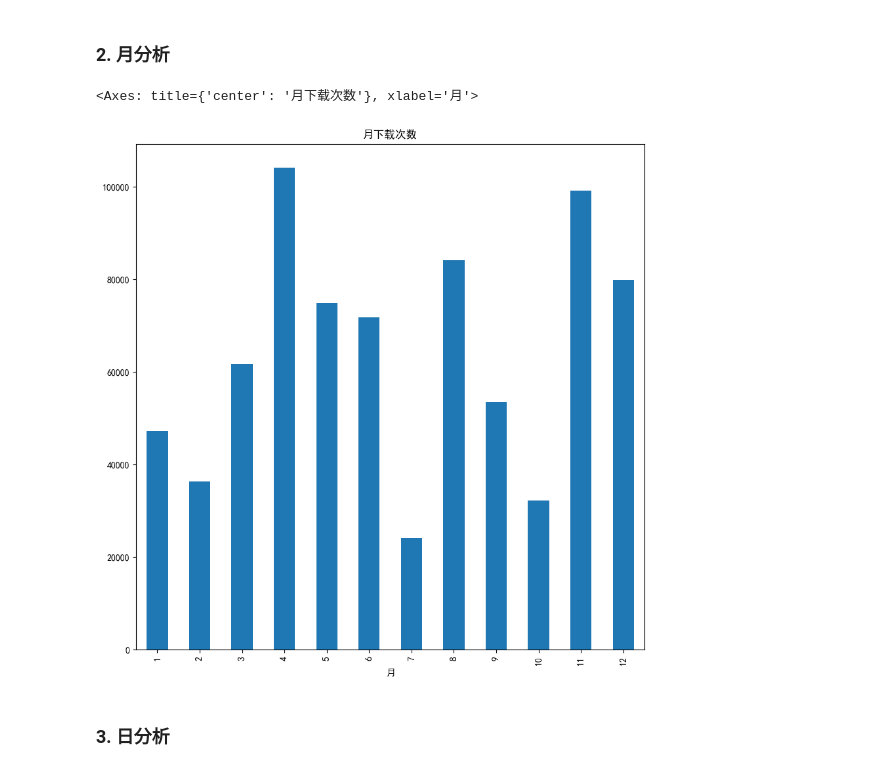
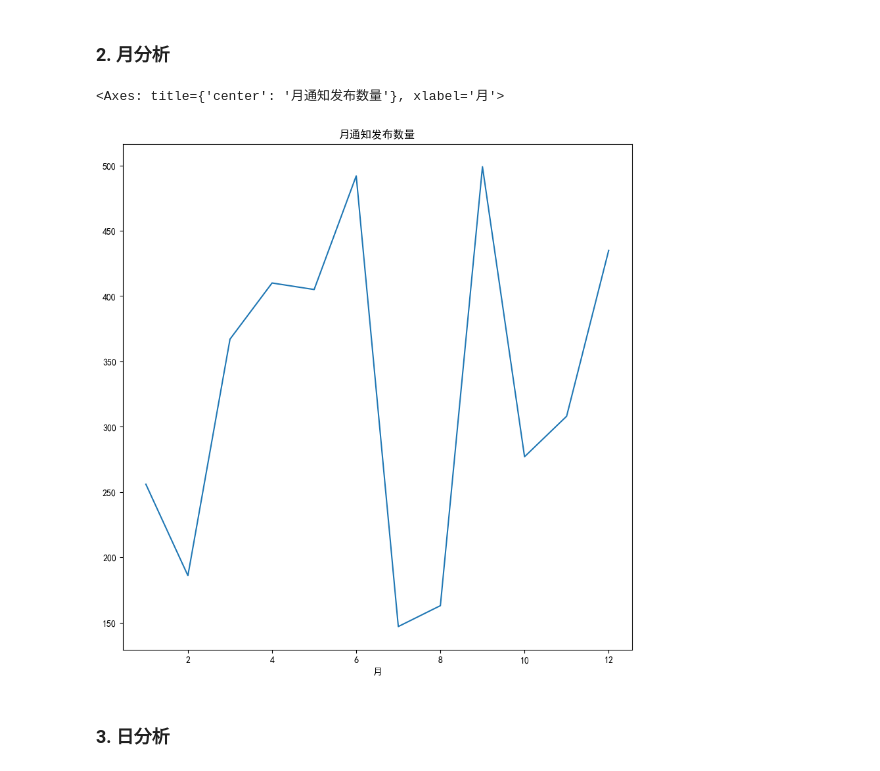
Before and after one commit to weijianxian/West2, a Jupyter notebook: task2/fzu/analyse.ipynb, the cells around one changed output. Cells and saved outputs as stored; diff of their text form; code cells hidden in the pictures.

```diff
--- a/task2/fzu/analyse.ipynb
+++ b/task2/fzu/analyse.ipynb
@@ -66,14 +66,14 @@ data_set.groupby("年")["下载次数"].sum().plot(
 # %% [markdown]
 ### 2. 月分析
 # %%
-data_set.groupby("月")["下载次数"].sum().plot(
-    kind="bar",
-    title="月下载次数",
+data_set["月"].value_counts().sort_index().plot(
+    kind="line",
+    title="月通知发布数量",
     figsize=(10, 10),
 )
 # %% [output]
-<Axes: title={'center': '月下载次数'}, xlabel='月'>
+<Axes: title={'center': '月通知发布数量'}, xlabel='月'>
-[figure, old version]
+[figure, new version]
 # %% [markdown]
 ### 3. 日分析
 # %%
```
Also changed, not shown: parts of 5 cells of this notebook, 2 other files.
